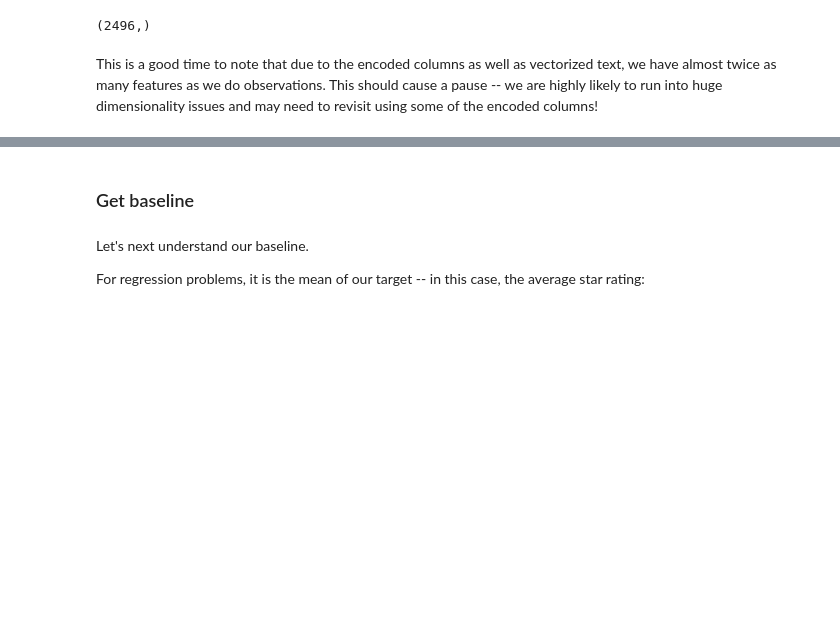
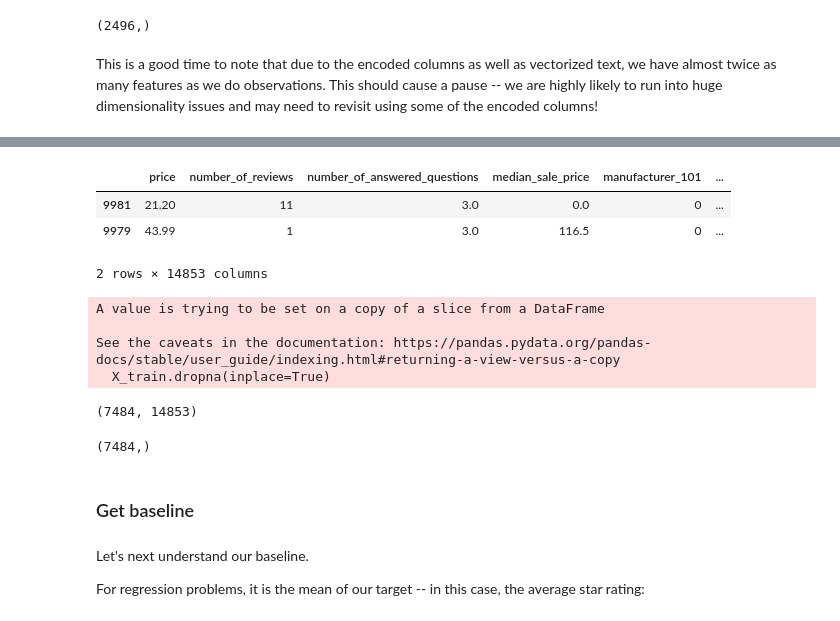
Before and after one commit to cotica/capstone, a Jupyter notebook: code/Amazon-product-catalog-NLP-modeling.ipynb, the cells around one changed output, grey strips where cells are left out. Cells and saved outputs as stored; diff of their text form; code cells hidden in the pictures; blank space fills up the shorter version.

Commit message:
hope, I solved those infinity, NaN and shape issues to finally retrain models on the augmented data

```diff
--- a/code/Amazon-product-catalog-NLP-modeling.ipynb
+++ b/code/Amazon-product-catalog-NLP-modeling.ipynb
@@ -657,0 +692,20 @@ This is a good time to note that due to the encoded columns as well as vectorize
+# %%
+#check where those nulls are
+X_train[X_train.isnull().any(axis=1)]
+# %% [output]
+|  | price | number_of_reviews | number_of_answered_questions | median_sale_price | manufacturer_101 | ... |
+| 9981 | 21.20 | 11 | 3.0 | 0.0 | 0 | ... |
+| 9979 | 43.99 | 1 | 3.0 | 116.5 | 0 | ... |
+2 rows × 14853 columns
+# %%
+#nuke those nulls from the X train
+X_train.dropna(inplace=True)
+# %% [output]
+A value is trying to be set on a copy of a slice from a DataFrame
+
+See the caveats in the documentation: https://pandas.pydata.org/pandas-docs/stable/user_guide/indexing.html#returning-a-view-versus-a-copy
+  X_train.dropna(inplace=True)
+# %%
+X_train.shape
+# %% [output]
+(7484, 14853)
@@ -657,0 +719,4 @@ This is a good time to note that due to the encoded columns as well as vectorize
+# %%
+y_train.shape
+# %% [output]
+(7484,)
```
Also changed, not shown: parts of 10 cells of this notebook.
